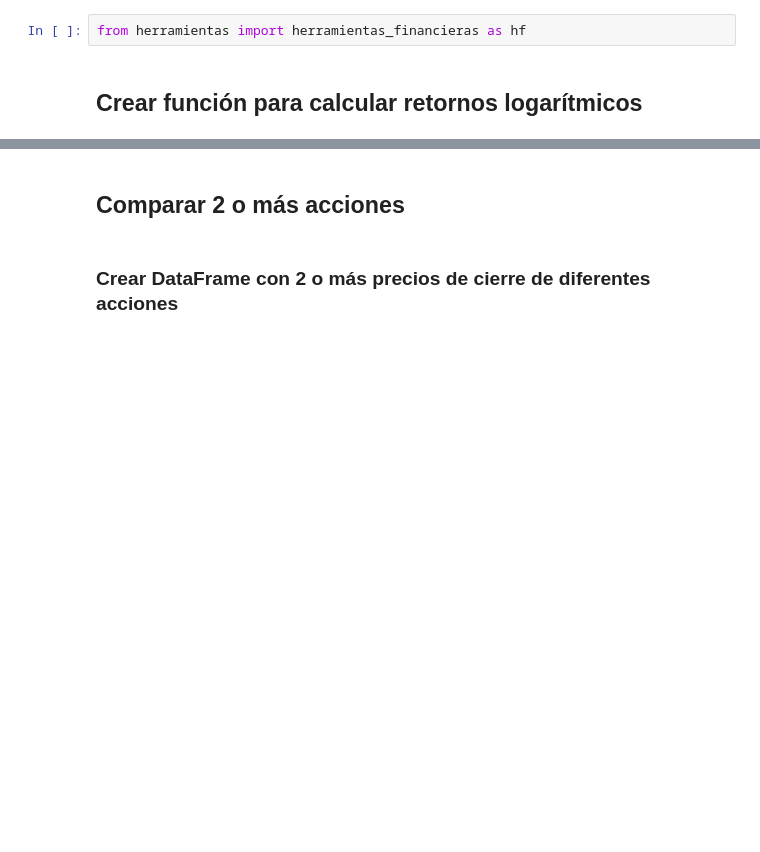
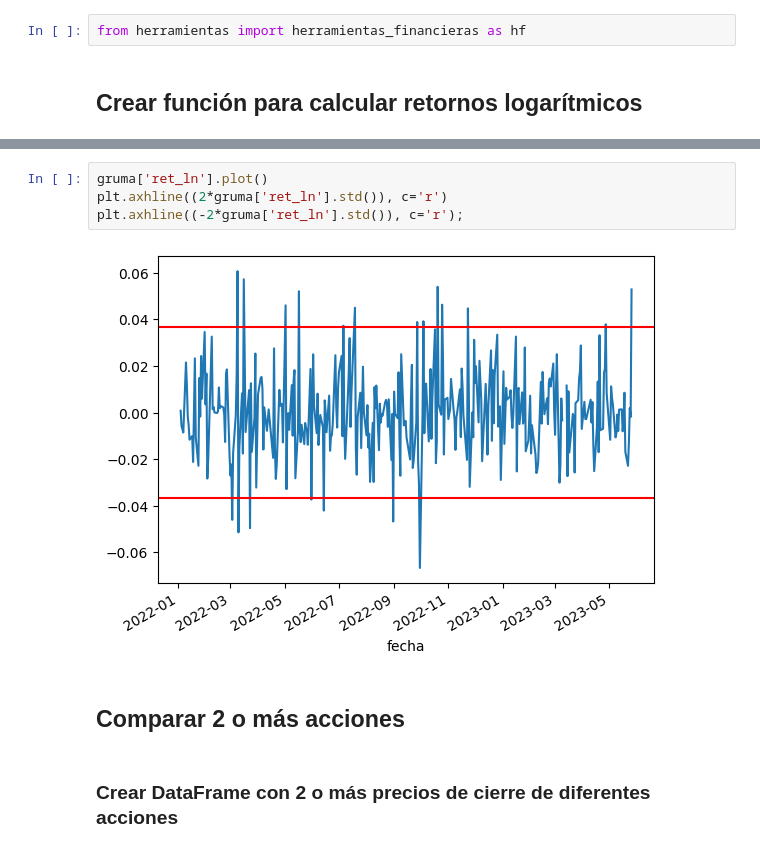
Before and after one commit to carlosdeoncedos/CienciaDatosFinanzas2023_05, a Jupyter notebook: Sesion7_20230529.ipynb, the cells around one changed output, grey strips where cells are left out. Cells and saved outputs as stored; diff of their text form; blank space fills up the shorter version.

```diff
--- a/Sesion7_20230529.ipynb
+++ b/Sesion7_20230529.ipynb
@@ -109,3 +370,9 @@ from herramientas import herramientas_financieras as hf
+# %%
+gruma['ret_ln'].plot()
+plt.axhline((2*gruma['ret_ln'].std()), c='r')
+plt.axhline((-2*gruma['ret_ln'].std()), c='r');
+# %% [output]
+[figure, added]
 # %% [markdown]
 ## Comparar 2 o más acciones
 # %% [markdown]
```
Also changed, not shown: parts of 42 cells of this notebook.
